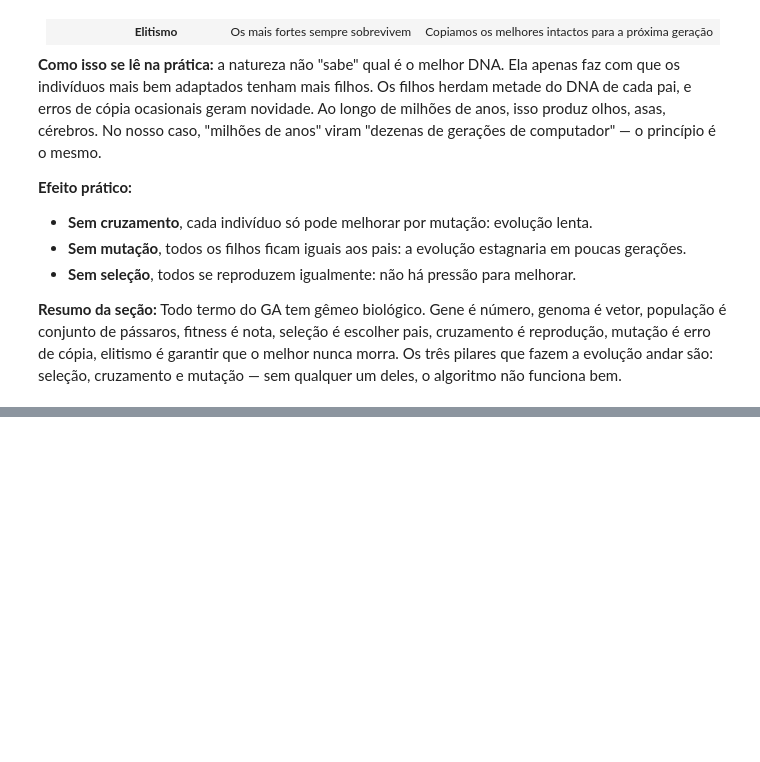
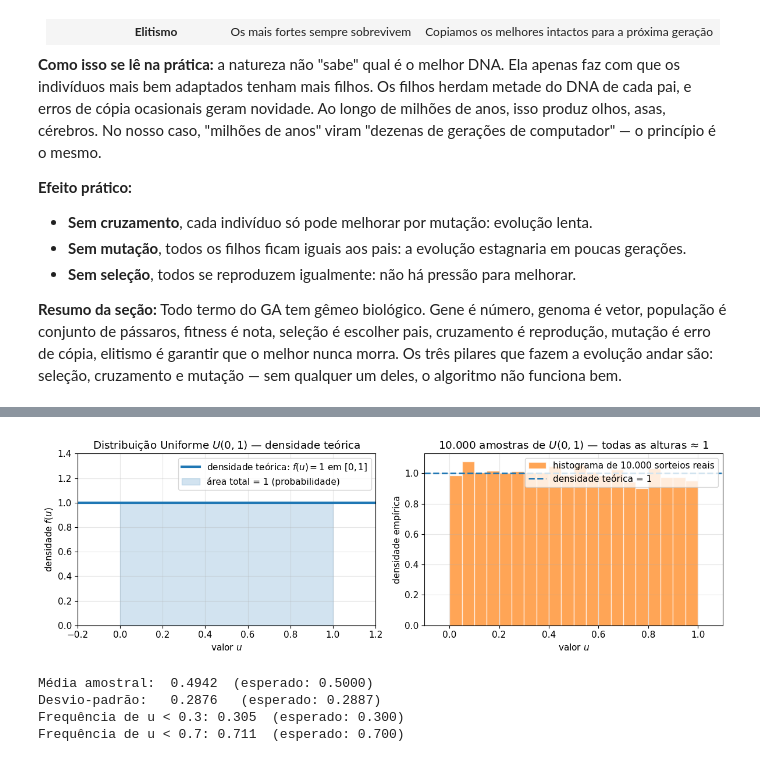
Before and after one commit to Megalonnix/Trab_em_Grupo_Ivan_Victor, a Jupyter notebook: scripts/explicacao_teorica/script1.ipynb, the cells around one changed output, grey strips where cells are left out. Saved outputs shown, nothing was run; the diff lists cells and outputs as text; code cells hidden in the pictures; blank space fills up the shorter version.

```diff
--- a/scripts/explicacao_teorica/script1.ipynb
+++ b/scripts/explicacao_teorica/script1.ipynb
@@ -109,0 +223,45 @@ Depois de dezenas de repetições, as receitas ficam cada vez melhores — não
+# %%
+# Gráfico da densidade uniforme U(0,1) vs. histograma de amostras reais
+np.random.seed(42)
+amostras = np.random.uniform(0, 1, 10000)
+
+fig, (ax1, ax2) = plt.subplots(1, 2, figsize=(12, 4))
+
+# (1) Densidade teórica: retângulo de altura 1 em [0,1]
+ax1.axhline(1.0, xmin=0, xmax=1, color='#1f77b4', linewidth=3,
+            label=r'densidade teórica: $f(u)=1$ em $[0,1]$')
+ax1.fill_between([0, 1], [1, 1], alpha=0.2, color='#1f77b4',
+                 label='área total = 1 (probabilidade)')
+ax1.set_xlim(-0.2, 1.2)
+ax1.set_ylim(0, 1.4)
+ax1.set_xlabel('valor $u$')
+ax1.set_ylabel('densidade $f(u)$')
+ax1.set_title(r'Distribuição Uniforme $U(0,1)$ — densidade teórica')
+ax1.legend(loc='upper right')
+
+# (2) Histograma de 10000 amostras reais
+ax2.hist(amostras, bins=20, density=True, alpha=0.7,
+         color='#ff7f0e', edgecolor='white',
+         label='histograma de 10.000 sorteios reais')
+ax2.axhline(1.0, color='#1f77b4', linewidth=2, linestyle='--',
+            label='densidade teórica = 1')
+ax2.set_xlim(-0.1, 1.1)
+ax2.set_xlabel('valor $u$')
+ax2.set_ylabel('densidade empírica')
+ax2.set_title(r'10.000 amostras de $U(0,1)$ — todas as alturas ≈ 1')
+ax2.legend(loc='upper right')
+
+plt.tight_layout()
+plt.show()
+
+# Estatísticas descritivas que confirmam o comportamento uniforme
+print(f"Média amostral:  {amostras.mean():.4f}  (esperado: 0.5000)")
+print(f"Desvio-padrão:   {amostras.std():.4f}   (esperado: {1/np.sqrt(12):.4f})")
+print(f"Frequência de u < 0.3: {np.mean(amostras < 0.3):.3f}  (esperado: 0.300)")
+print(f"Frequência de u < 0.7: {np.mean(amostras < 0.7):.3f}  (esperado: 0.700)")
+# %% [output]
+[figure, added]
+Média amostral:  0.4942  (esperado: 0.5000)
+Desvio-padrão:   0.2876   (esperado: 0.2887)
+Frequência de u < 0.3: 0.305  (esperado: 0.300)
+Frequência de u < 0.7: 0.711  (esperado: 0.700)
```
Also changed, not shown: parts of 7 cells of this notebook.
